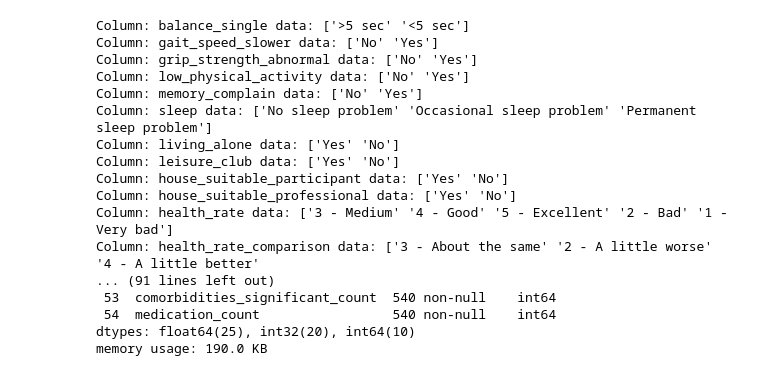
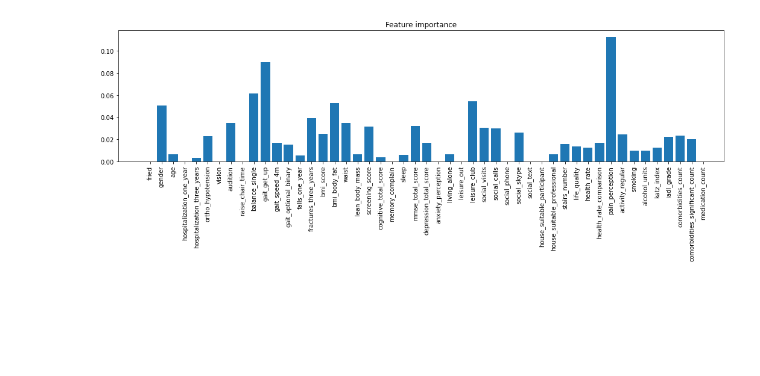
Before and after one commit to ckkaper/frailty-estimation-pipeline, a Jupyter notebook: notebooks/Preprocessing.ipynb, the cells around one changed output. Cells and saved outputs as stored; diff of their text form; code cells hidden in the pictures; blank space fills up the shorter version.

```diff
--- a/notebooks/Preprocessing.ipynb
+++ b/notebooks/Preprocessing.ipynb
@@ -83,28 +66,38 @@ encoder = LabelEncoder()
 
 for column in data:
     if data[column].dtype == np.object or data[column].dtype == np.bool:
-        print(column)
         encoder.fit(data[column])
-        print(ordered_categories[column])
         encoder.classes_ = ordered_categories[column]
         encoded_data[column] = encoder.transform(data[column])
-encoded_data.info()
+
 encoded_data.to_csv('../data/preprocessed/preprocessed.csv', sep=';')
-# %% [output]
-Column: balance_single data: ['>5 sec' '<5 sec']
-Column: gait_speed_slower data: ['No' 'Yes']
-Column: grip_strength_abnormal data: ['No' 'Yes']
-Column: low_physical_activity data: ['No' 'Yes']
-Column: memory_complain data: ['No' 'Yes']
-Column: sleep data: ['No sleep problem' 'Occasional sleep problem' 'Permanent sleep problem']
-Column: living_alone data: ['Yes' 'No']
-Column: leisure_club data: ['Yes' 'No']
-Column: house_suitable_participant data: ['Yes' 'No']
-Column: house_suitable_professional data: ['Yes' 'No']
-Column: health_rate data: ['3 - Medium' '4 - Good' '5 - Excellent' '2 - Bad' '1 - Very bad']
-Column: health_rate_comparison data: ['3 - About the same' '2 - A little worse' '4 - A little better'
-... (91 lines left out)
- 53  comorbidities_significant_count  540 non-null    int64
- 54  medication_count                 540 non-null    int64
-dtypes: float64(25), int32(20), int64(10)
-memory usage: 190.0 KB
+# %%
+# Feature selection
+
+training_data = encoded_data.drop(columns=['part_id',
+                                           'weight_loss',
+                                           'exhaustion_score',
+                                           'gait_speed_slower',
+                                           'grip_strength_abnormal',
+                                           'low_physical_activity'])
+# %%
+# Split dataset to train and test
+data_shape = training_data.shape[0]
+splitter = int(np.ceil(0.8*data_shape))
+train_data = training_data.iloc[:splitter]
+test_data = training_data.iloc[splitter:]
+# %%
+# Model Decision trees
+tree_classifier = tree.DecisionTreeClassifier()
+X = train_data.drop('fried' ,axis=1)
+tree_classifier.fit(X, train_data['fried'])
+
+train_columns = list(encoded_data.columns)
+train_columns.remove("part_id")
+fig, ax = plt.subplots( figsize=(18,4))
+ax.bar(range(len(train_data.columns)-1),tree_classifier.feature_importances_ )
+plt.xticks(range(len(train_data.columns)),train_data.columns,rotation=90)
+ax.set_title("Feature importance")
+plt.show()
+# %% [output]
+[figure, added]
```
Also changed, not shown: parts of 5 cells of this notebook, 1 other file.
